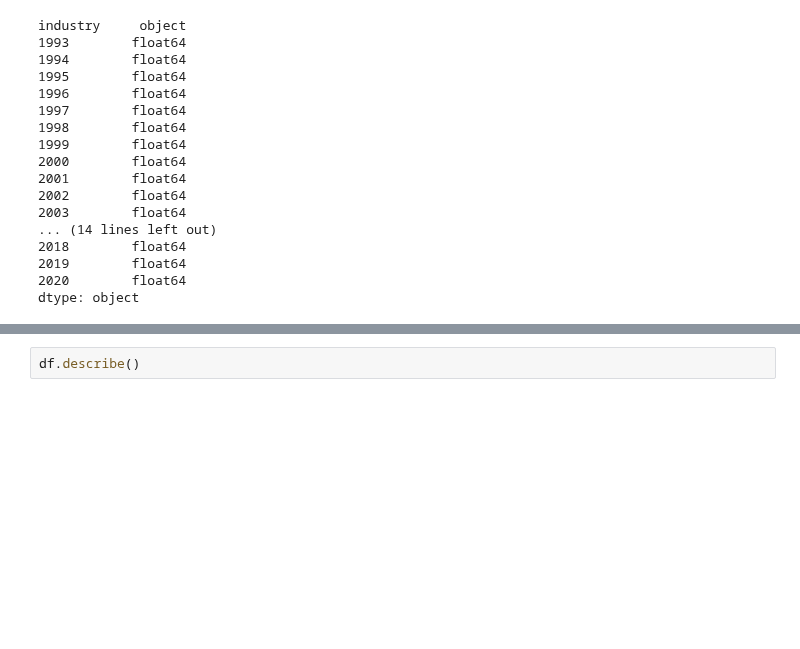
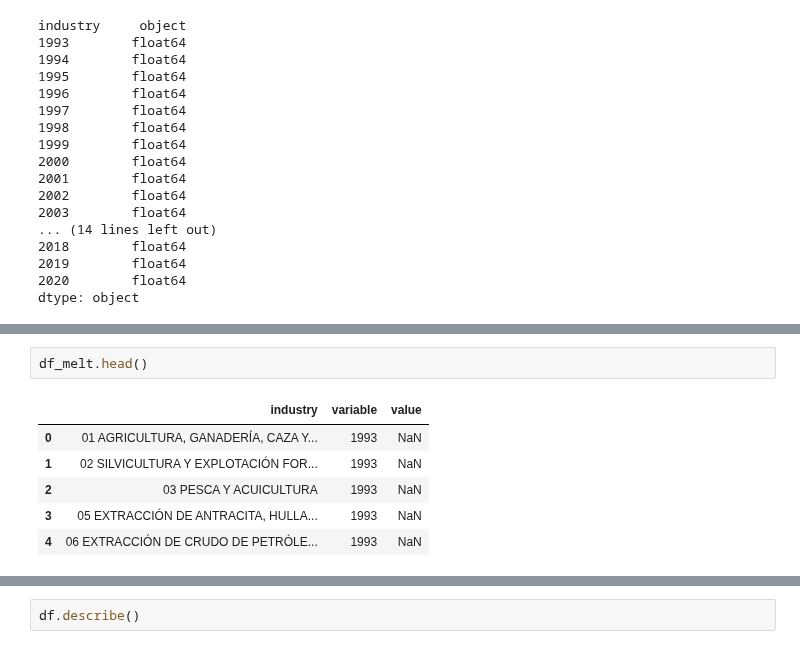
Before and after one commit to Afri-cola/Kschool-TFM, a Jupyter notebook: Inversion ES.ipynb, the cells around one changed output, grey strips where cells are left out. Drawn from its saved outputs; the diff is of its cells as text; blank space fills up the shorter version.

```diff
--- a/Inversion ES.ipynb
+++ b/Inversion ES.ipynb
@@ -61,0 +74,9 @@ dtype: object
+# %%
+df_melt.head()
+# %% [output]
+|  | industry | variable | value |
+| 0 | 01 AGRICULTURA, GANADERÍA, CAZA Y... | 1993 | NaN |
+| 1 | 02 SILVICULTURA Y EXPLOTACIÓN FOR... | 1993 | NaN |
+| 2 | 03 PESCA Y ACUICULTURA | 1993 | NaN |
+| 3 | 05 EXTRACCIÓN DE ANTRACITA, HULLA... | 1993 | NaN |
+| 4 | 06 EXTRACCIÓN DE CRUDO DE PETRÓLE... | 1993 | NaN |
```
Also changed, not shown: parts of 18 cells of this notebook.
